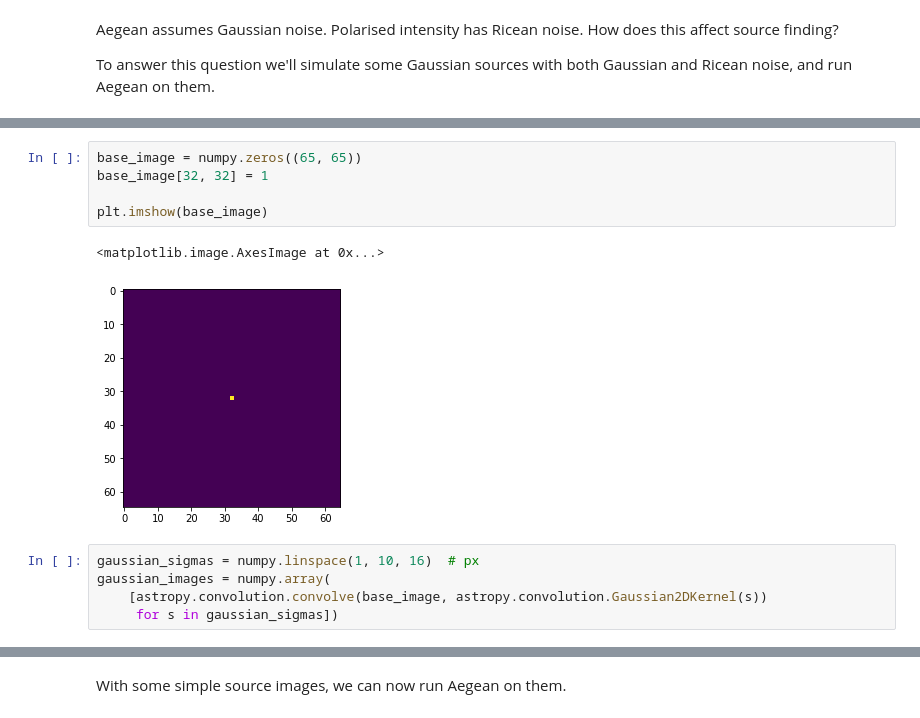
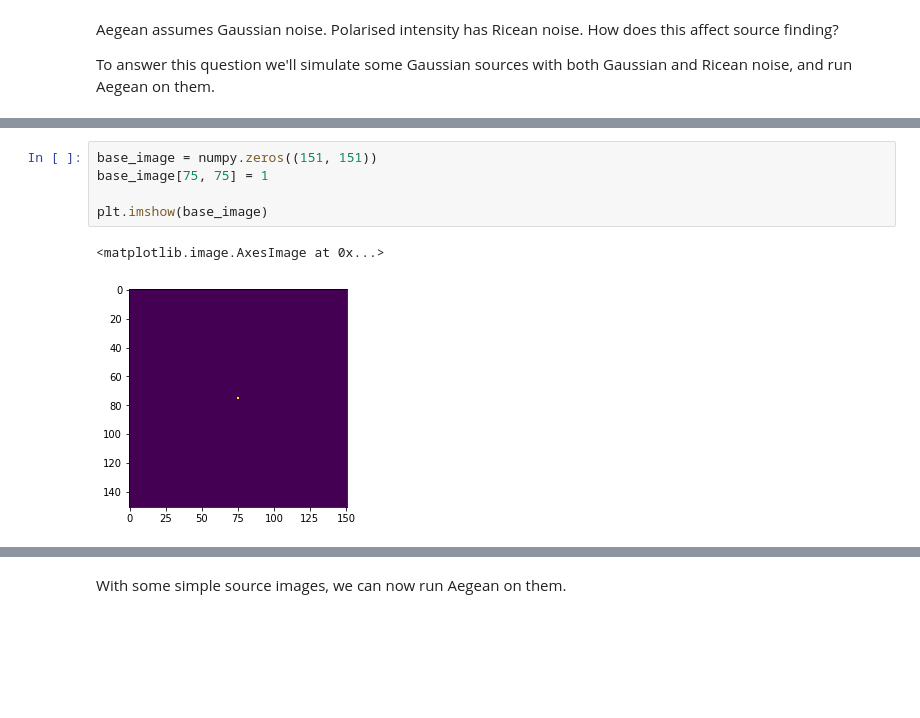
Before and after one commit to MatthewJA/brushtail, a Jupyter notebook: busy-week/aegean-polarisation.ipynb, the cells around one changed output, grey strips where cells are left out. Cells and saved outputs as stored; diff of their text form; blank space fills up the shorter version.

```diff
--- a/busy-week/aegean-polarisation.ipynb
+++ b/busy-week/aegean-polarisation.ipynb
@@ -16,13 +16,8 @@ ImportError: dlopen(/Library/Frameworks/Python.framework/Versions/3.7/lib/python
 # %%
-base_image = numpy.zeros((65, 65))
-base_image[32, 32] = 1
+base_image = numpy.zeros((151, 151))
+base_image[75, 75] = 1
 
 plt.imshow(base_image)
 # %% [output]
 <matplotlib.image.AxesImage at 0x...>
-[figure, old version]
+[figure, new version]
-# %%
-gaussian_sigmas = numpy.linspace(1, 10, 16)  # px
-gaussian_images = numpy.array(
-    [astropy.convolution.convolve(base_image, astropy.convolution.Gaussian2DKernel(s))
-     for s in gaussian_sigmas])
```
Also changed, not shown: parts of 15 cells of this notebook.
